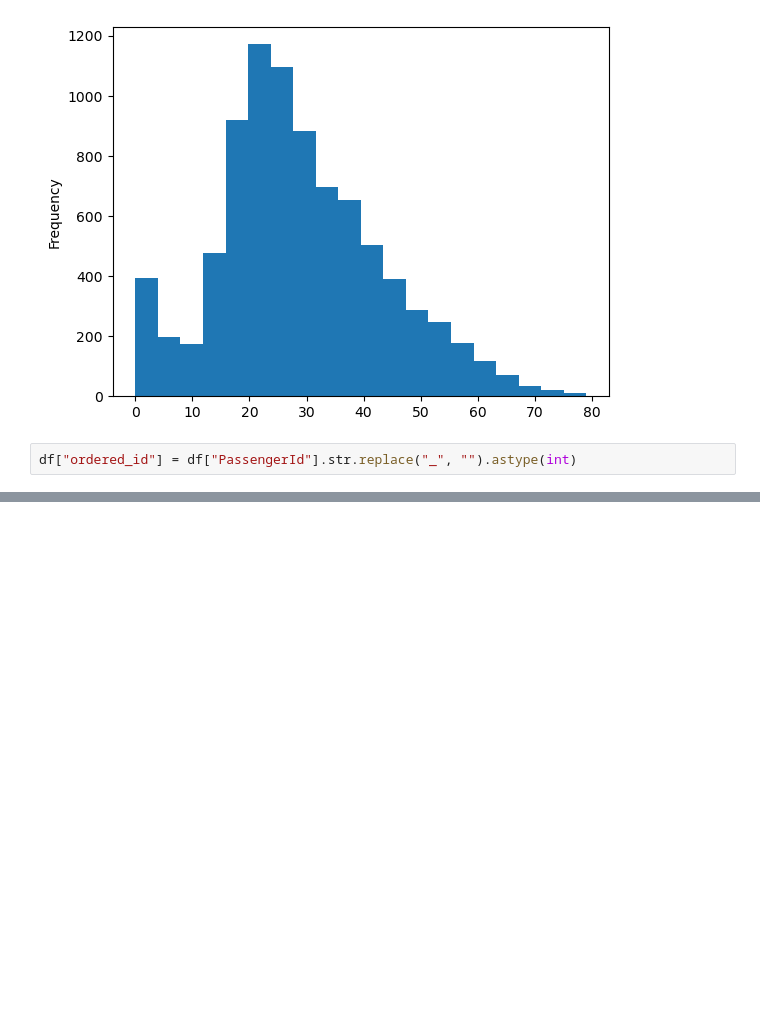
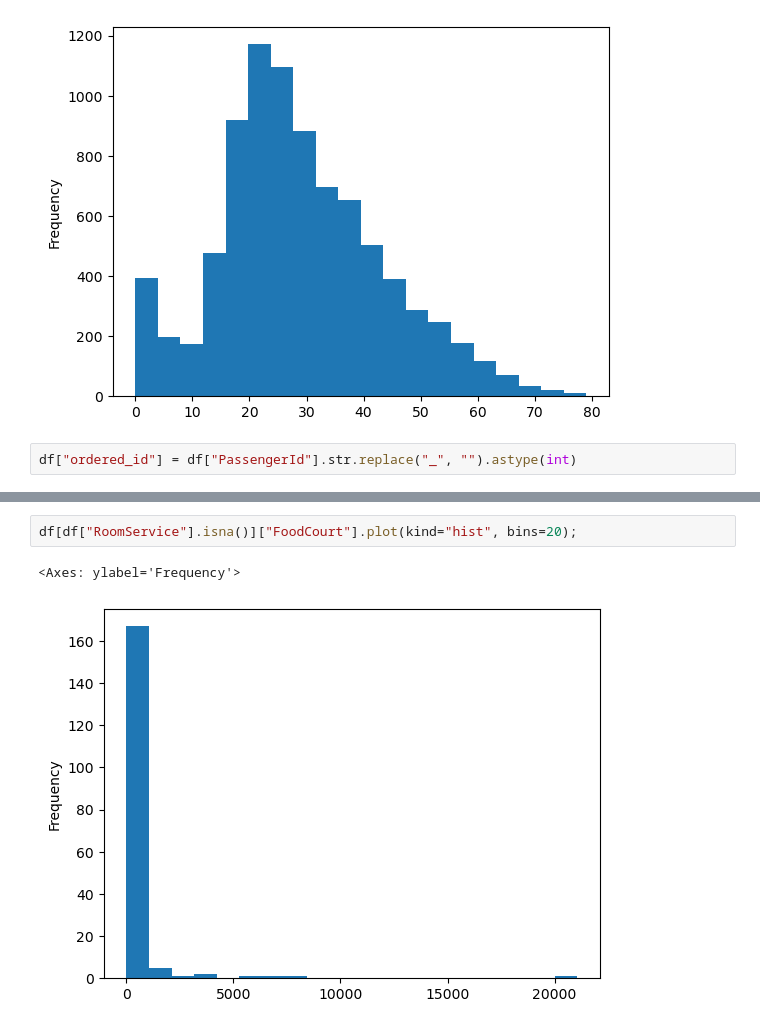
Before and after one commit to dvdhartsman/Spaceship_Titanic, a Jupyter notebook: Spaceship_Titanic.ipynb, the cells around one changed output, grey strips where cells are left out. Drawn from its saved outputs; the diff is of its cells as text; blank space fills up the shorter version.

```diff
--- a/Spaceship_Titanic.ipynb
+++ b/Spaceship_Titanic.ipynb
@@ -132,0 +359,5 @@ IndexingError: Unalignable boolean Series provided as indexer (index of the bool
+# %%
+df[df["RoomService"].isna()]["FoodCourt"].plot(kind="hist", bins=20);
+# %% [output]
+<Axes: ylabel='Frequency'>
+[figure, added]
```
Also changed, not shown: parts of 38 cells of this notebook.
